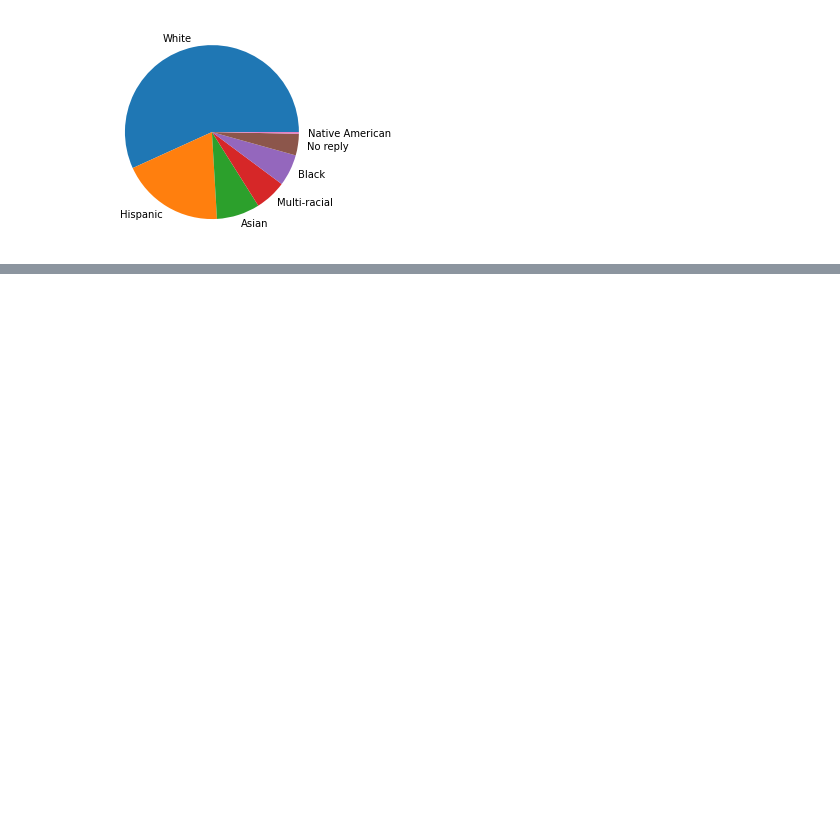
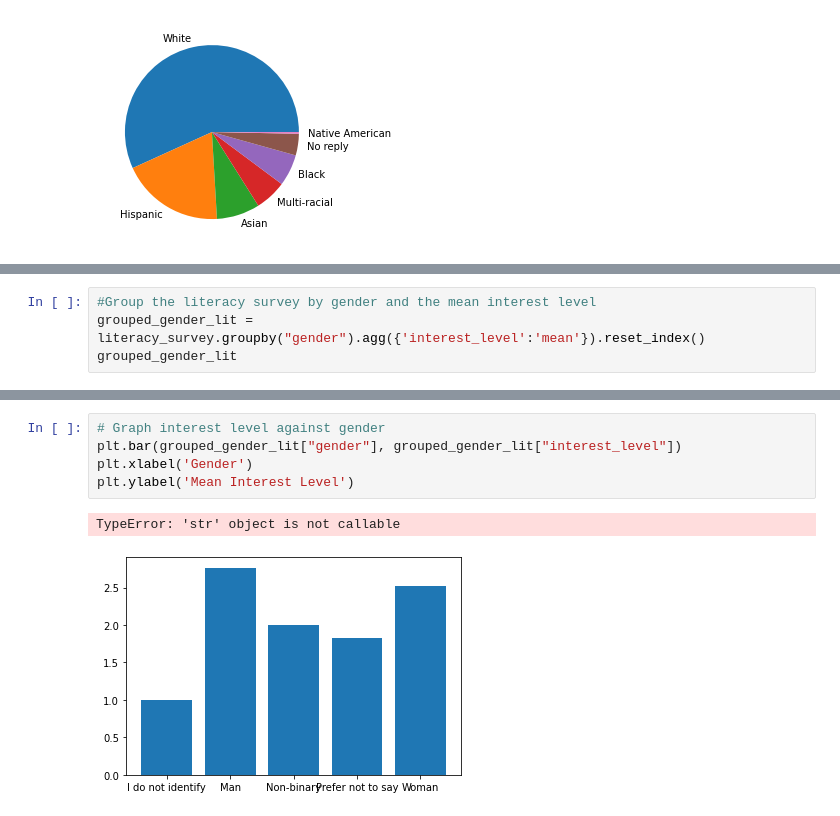
Before and after one commit to jackr276/Project-2---Data-Anaylsis-with-Python, a Jupyter notebook: Project 2 Data Analysis.ipynb, the cells around one changed output, grey strips where cells are left out. Cells and saved outputs as stored; diff of their text form; blank space fills up the shorter version.

```diff
--- a/Project 2 Data Analysis.ipynb
+++ b/Project 2 Data Analysis.ipynb
@@ -60,0 +117,4 @@ plt.pie(literacy_survey["race"].value_counts(), labels = ['White', 'Hispanic', '
+# %%
+#Group the literacy survey by gender and the mean interest level
+grouped_gender_lit = literacy_survey.groupby("gender").agg({'interest_level':'mean'}).reset_index()
+grouped_gender_lit
@@ -60,0 +139,8 @@ plt.pie(literacy_survey["race"].value_counts(), labels = ['White', 'Hispanic', '
+# %%
+# Graph interest level against gender
+plt.bar(grouped_gender_lit["gender"], grouped_gender_lit["interest_level"])
+plt.xlabel('Gender')
+plt.ylabel('Mean Interest Level')
+# %% [output]
+TypeError: 'str' object is not callable
+[figure, added]
```
Also changed, not shown: parts of 15 cells of this notebook, 1 other file.
